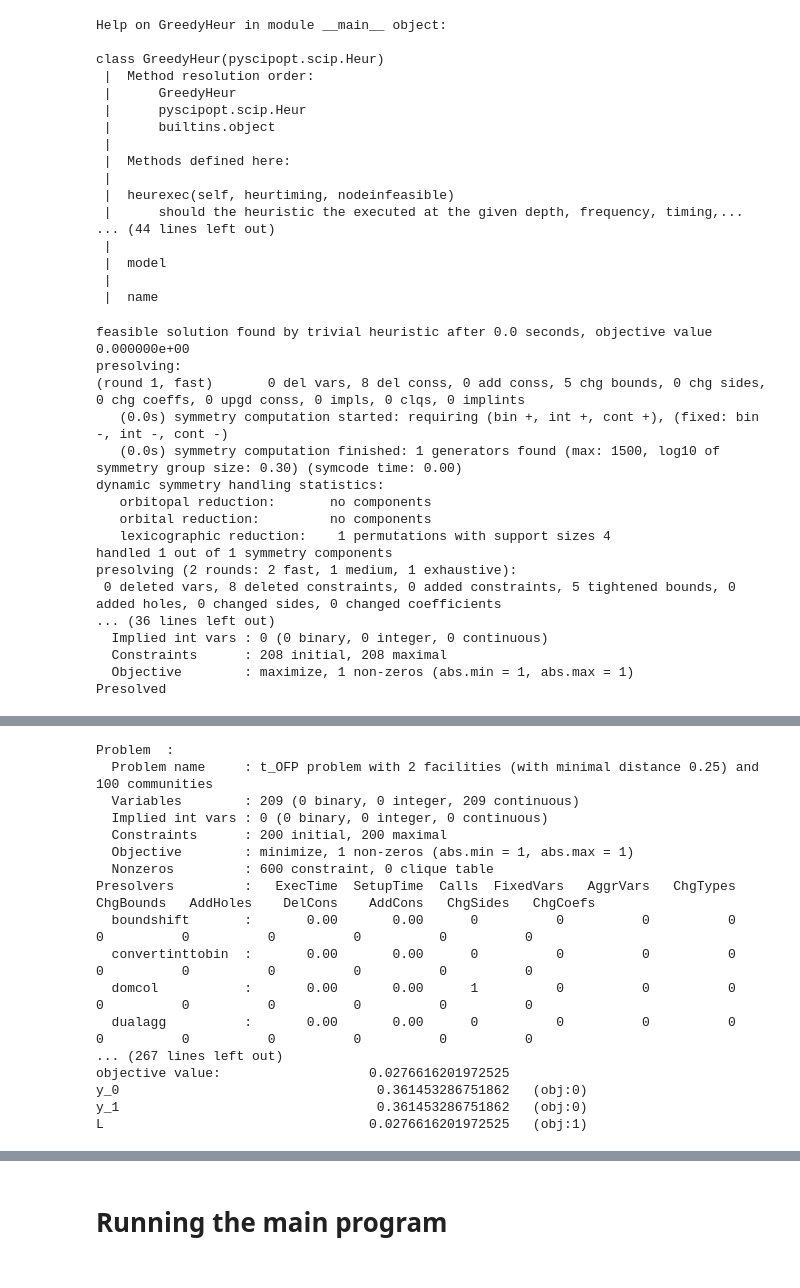
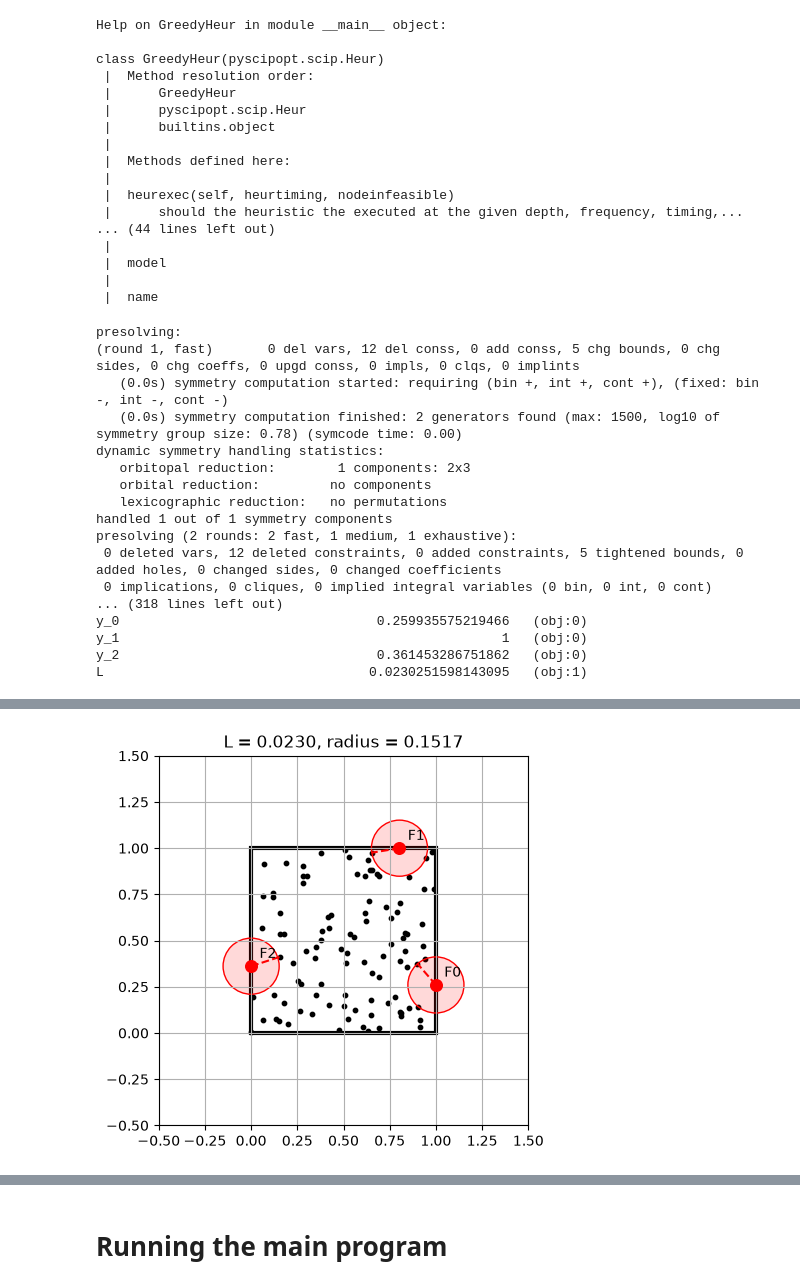
Before and after one commit to Lucas12305/BEP_OFLP, a Jupyter notebook: Running.ipynb, the cells around one changed output, grey strips where cells are left out. Drawn from its saved outputs; the diff is of its cells as text; code cells hidden in the pictures.

```diff
--- a/Running.ipynb
+++ b/Running.ipynb
@@ -186,22 +59,22 @@ class GreedyHeur(pyscipopt.scip.Heur)
  |
  |  name
 # %%
-run(inst_loaded, 0)
+IO.run(inst_loaded, 0, True)
 # %% [output]
-feasible solution found by trivial heuristic after 0.0 seconds, objective value 0.000000e+00
 presolving:
-(round 1, fast)       0 del vars, 8 del conss, 0 add conss, 5 chg bounds, 0 chg sides, 0 chg coeffs, 0 upgd conss, 0 impls, 0 clqs, 0 implints
+(round 1, fast)       0 del vars, 12 del conss, 0 add conss, 5 chg bounds, 0 chg sides, 0 chg coeffs, 0 upgd conss, 0 impls, 0 clqs, 0 implints
    (0.0s) symmetry computation started: requiring (bin +, int +, cont +), (fixed: bin -, int -, cont -)
-   (0.0s) symmetry computation finished: 1 generators found (max: 1500, log10 of symmetry group size: 0.30) (symcode time: 0.00)
+   (0.0s) symmetry computation finished: 2 generators found (max: 1500, log10 of symmetry group size: 0.78) (symcode time: 0.00)
 dynamic symmetry handling statistics:
-   orbitopal reduction:       no components
+   orbitopal reduction:        1 components: 2x3
    orbital reduction:         no components
-   lexicographic reduction:    1 permutations with support sizes 4
+   lexicographic reduction:   no permutations
 handled 1 out of 1 symmetry components
 presolving (2 rounds: 2 fast, 1 medium, 1 exhaustive):
- 0 deleted vars, 8 deleted constraints, 0 added constraints, 5 tightened bounds, 0 added holes, 0 changed sides, 0 changed coefficients
-... (36 lines left out)
-  Implied int vars : 0 (0 binary, 0 integer, 0 continuous)
-  Constraints      : 208 initial, 208 maximal
-  Objective        : maximize, 1 non-zeros (abs.min = 1, abs.max = 1)
-Presolved
+ 0 deleted vars, 12 deleted constraints, 0 added constraints, 5 tightened bounds, 0 added holes, 0 changed sides, 0 changed coefficients
+ 0 implications, 0 cliques, 0 implied integral variables (0 bin, 0 int, 0 cont)
+... (318 lines left out)
+y_0                                 0.259935575219466   (obj:0)
+y_1                                                 1   (obj:0)
+y_2                                 0.361453286751862   (obj:0)
+L                                  0.0230251598143095   (obj:1)
@@ -212,17 +81 @@ WARNING: Original variable <x_0> not released when freeing SCIP problem <OFP pro
-Problem  :
-  Problem name     : t_OFP problem with 2 facilities (with minimal distance 0.25) and 100 communities
-  Variables        : 209 (0 binary, 0 integer, 209 continuous)
-  Implied int vars : 0 (0 binary, 0 integer, 0 continuous)
-  Constraints      : 200 initial, 200 maximal
-  Objective        : minimize, 1 non-zeros (abs.min = 1, abs.max = 1)
-  Nonzeros         : 600 constraint, 0 clique table
-Presolvers         :   ExecTime  SetupTime  Calls  FixedVars   AggrVars   ChgTypes  ChgBounds   AddHoles    DelCons    AddCons   ChgSides   ChgCoefs
-  boundshift       :       0.00       0.00      0          0          0          0          0          0          0          0          0          0
-  convertinttobin  :       0.00       0.00      0          0          0          0          0          0          0          0          0          0
-  domcol           :       0.00       0.00      1          0          0          0          0          0          0          0          0          0
-  dualagg          :       0.00       0.00      0          0          0          0          0          0          0          0          0          0
-... (267 lines left out)
-objective value:                   0.0276616201972525
-y_0                                 0.361453286751862   (obj:0)
-y_1                                 0.361453286751862   (obj:0)
-L                                  0.0276616201972525   (obj:1)
+[figure, added]
```
Also changed, not shown: parts of 4 cells of this notebook, 3 other files.
